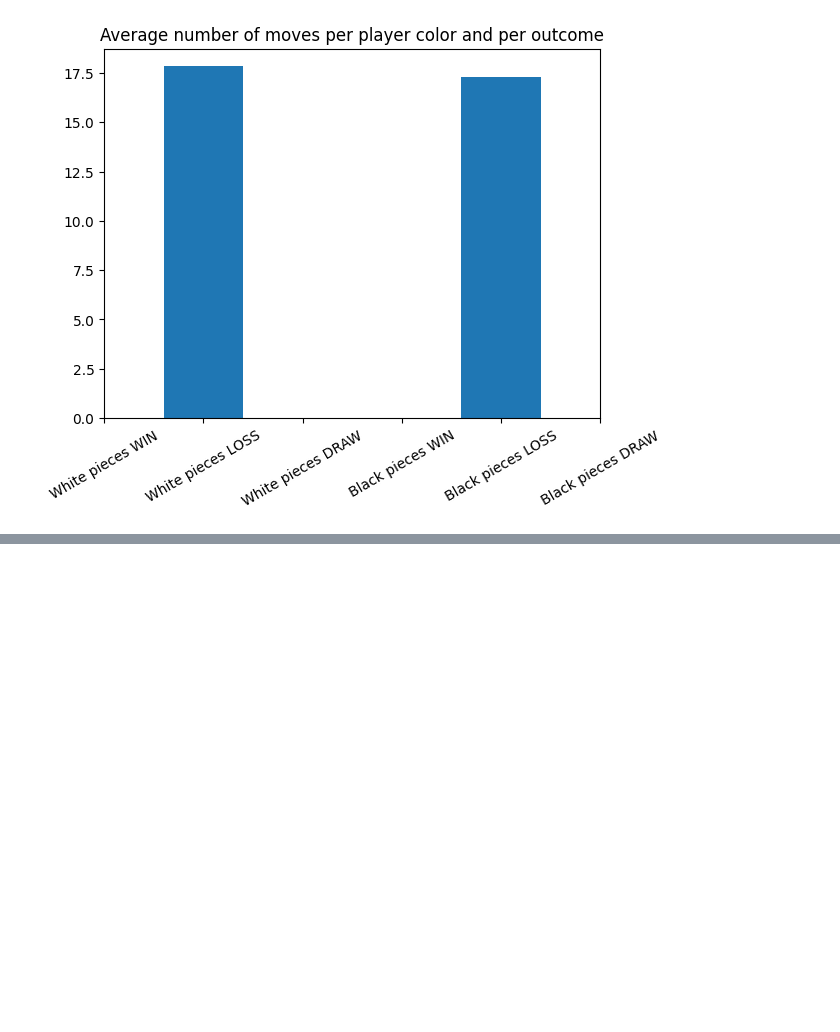
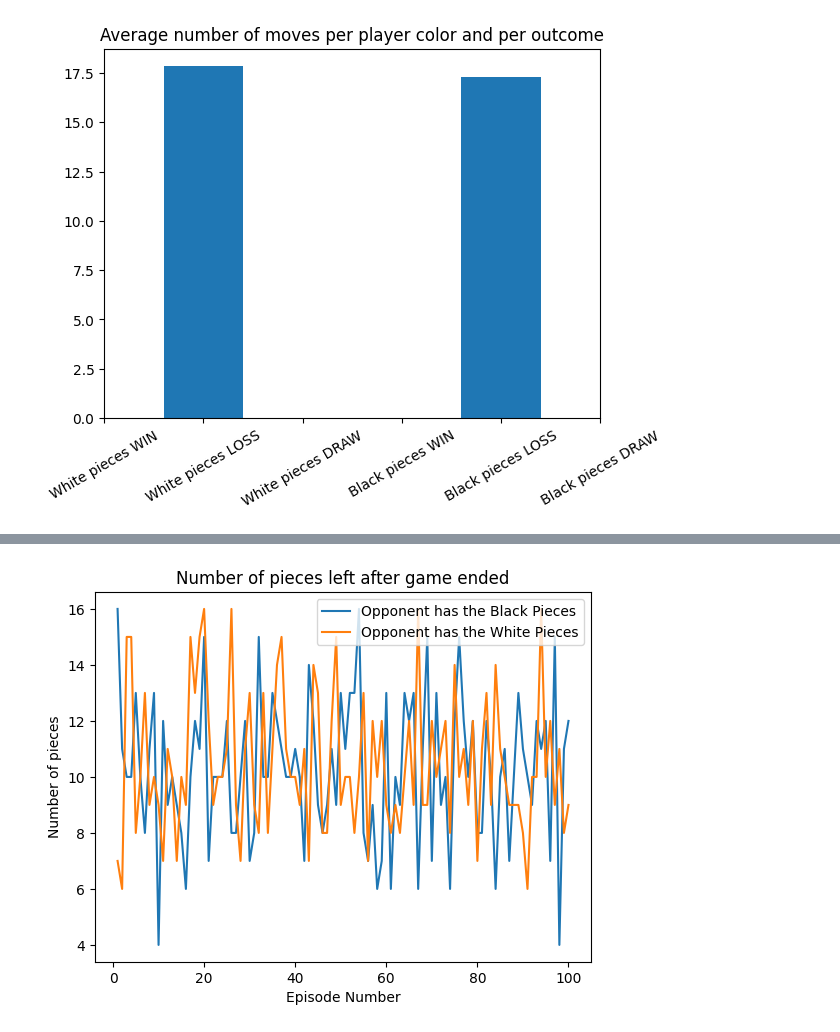
Before and after one commit to inesleonidasrocha/ChessRL23, a Jupyter notebook: RL PROJECT DeepQLearning.ipynb, the cells around one changed output, grey strips where cells are left out. Cells and saved outputs as stored; diff of their text form; code cells hidden in the pictures; blank space fills up the shorter version.

```diff
--- a/RL PROJECT DeepQLearning.ipynb
+++ b/RL PROJECT DeepQLearning.ipynb
@@ -1441,0 +1426,14 @@ df_test.head(3)
+# %%
+def total_opponents_pieces_left_line_plot(df):
+    df_white, df_black = separate_colors(df)
+    #Comparing the number of moves per game for white and black.
+    y_opp_black = np.array(df_white['OPPONENT PIECES'])
+    y_opp_white = np.array(df_black['OPPONENT PIECES'])
+    x = np.arange(1,len(df['EPISODE'].unique())+1)
+    plt.plot(x,y_opp_black, label="Opponent has the Black Pieces")
+    plt.plot(x,y_opp_white, label="Opponent has the White Pieces")
+    plt.legend(loc="upper right")
+    plt.title("Number of pieces left after game ended")
+    plt.xlabel("Episode Number")
+    plt.ylabel("Number of pieces")
+    plt.show()
@@ -1535,0 +1582,4 @@ average_moves_per_player_per_outcome(mcts_white_df,mcts_black_df)
+# %%
+total_opponents_pieces_left_line_plot(mcts_df)
+# %% [output]
+[figure, added]
```
Also changed, not shown: parts of 17 cells of this notebook.
